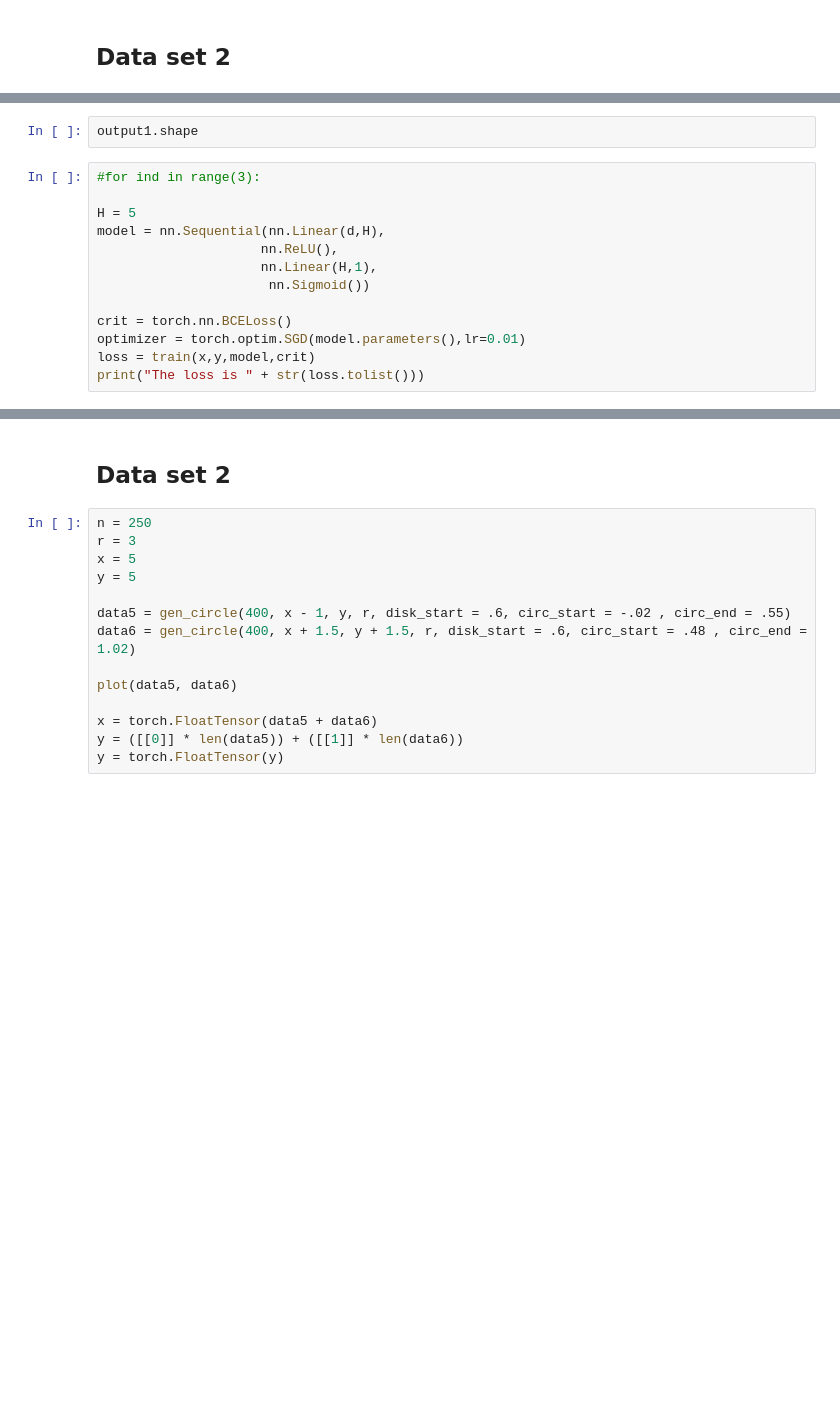
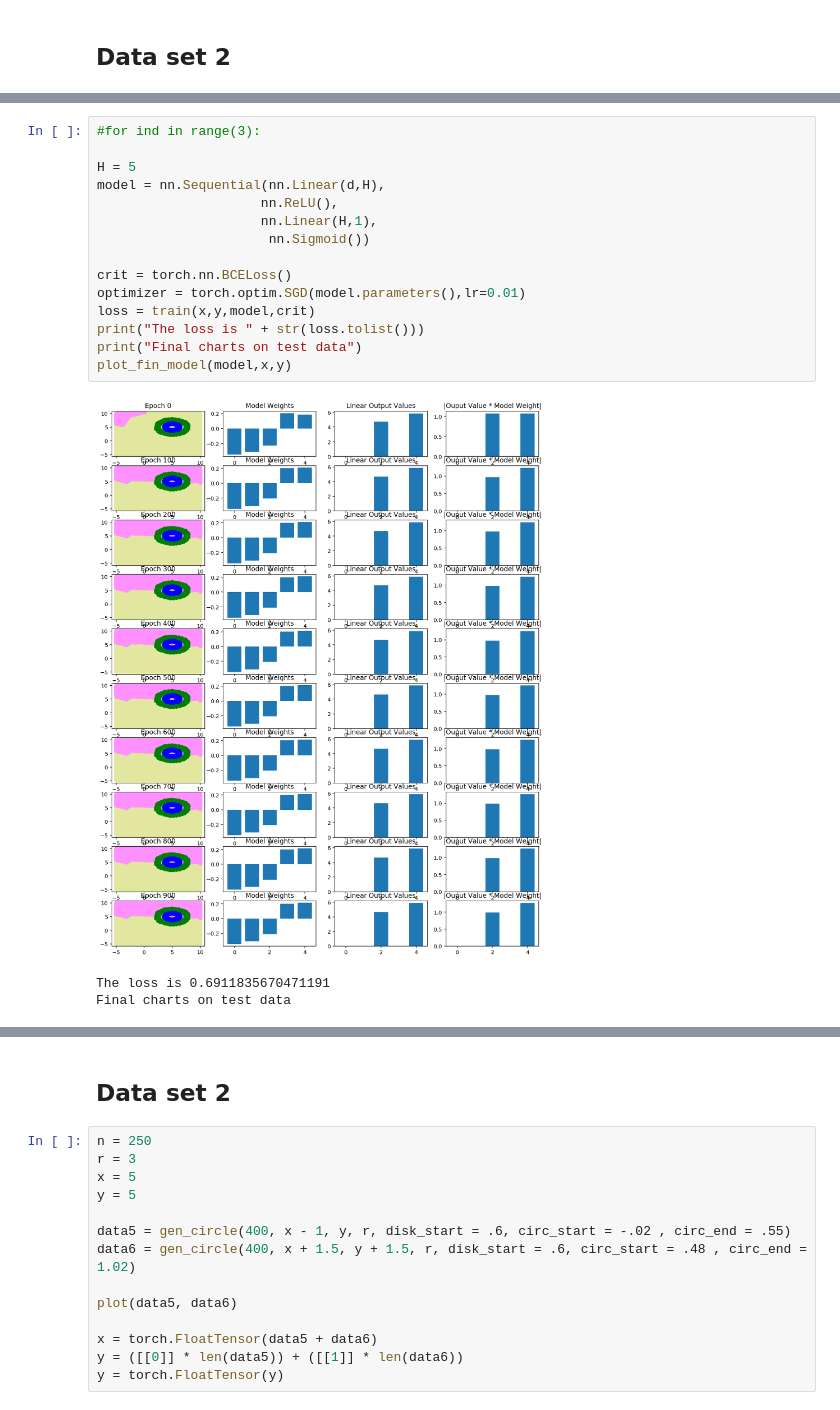
Before and after one commit to AdityaMullick/NN, a Jupyter notebook: well-fit-nn.ipynb, the cells around one changed output, grey strips where cells are left out. Drawn from its saved outputs; the diff is of its cells as text; blank space fills up the shorter version.

```diff
--- a/well-fit-nn.ipynb
+++ b/well-fit-nn.ipynb
@@ -441,15 +439,19 @@ print(len(y))
-# %%
-output1.shape
 # %%
 #for ind in range(3):
 
 H = 5
 model = nn.Sequential(nn.Linear(d,H),
                      nn.ReLU(),
                      nn.Linear(H,1),
                       nn.Sigmoid())
 
 crit = torch.nn.BCELoss()
 optimizer = torch.optim.SGD(model.parameters(),lr=0.01)
 loss = train(x,y,model,crit)
 print("The loss is " + str(loss.tolist()))
+print("Final charts on test data")
+plot_fin_model(model,x,y)
+# %% [output]
+[figure, added]
+The loss is 0.6911835670471191
+Final charts on test data
```
Also changed, not shown: parts of 14 cells of this notebook.
